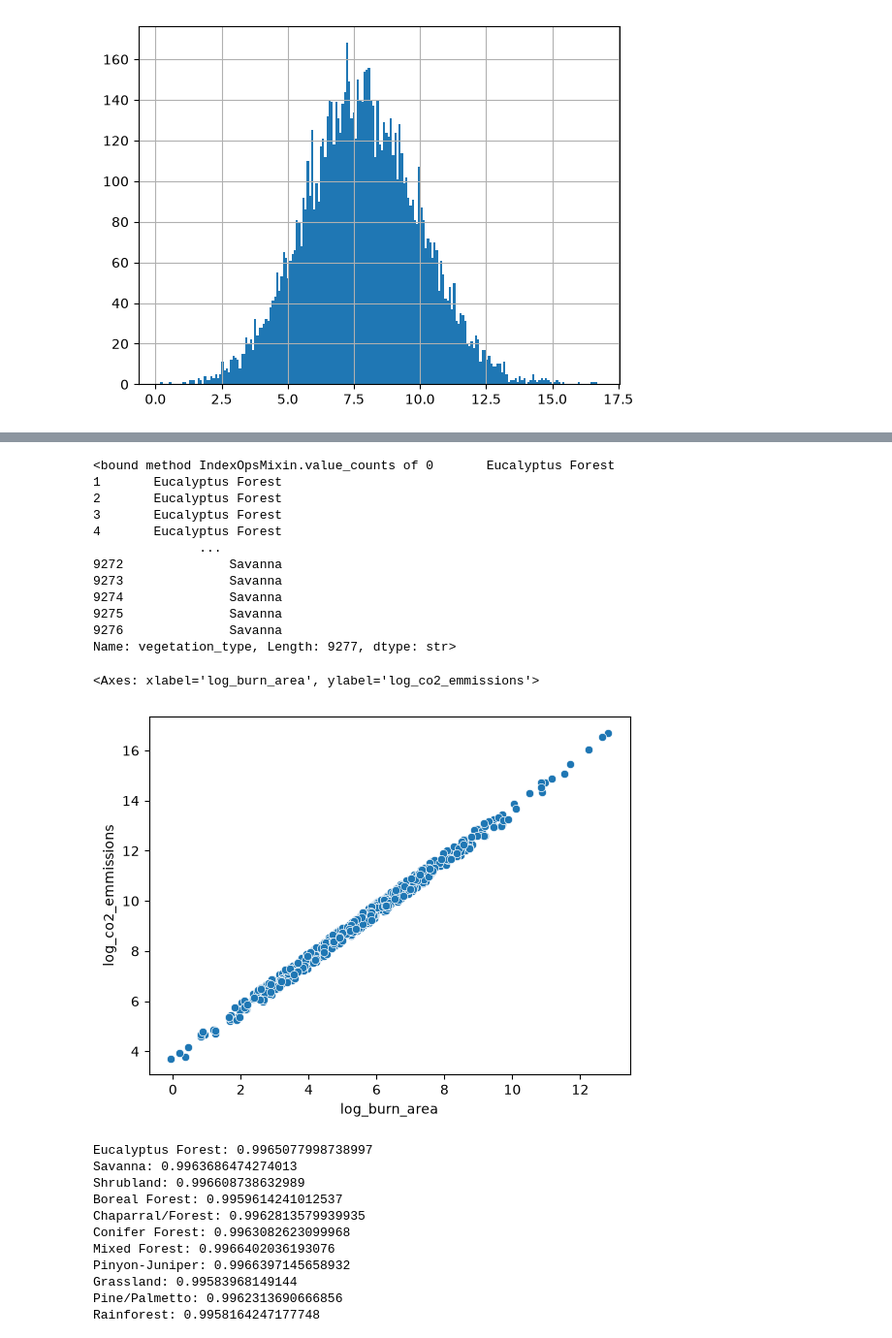
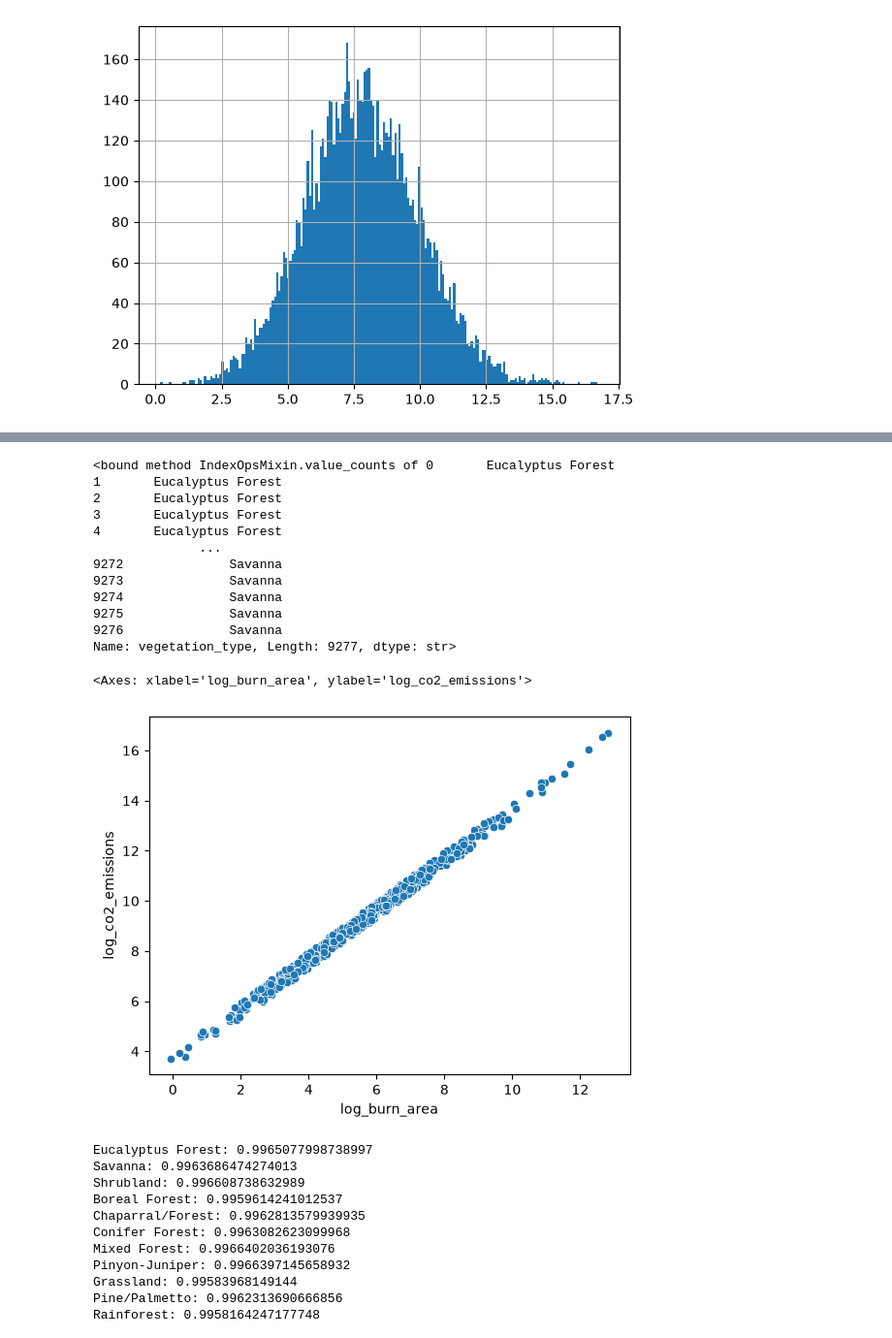
Before and after one commit to EdKinge/Wildfire-ML-Project, a Jupyter notebook: co2_prediction.ipynb, the cells around one changed output, grey strips where cells are left out. Shown at 97% size. Saved outputs shown, nothing was run; the diff lists cells and outputs as text; code cells hidden in the pictures.

```diff
--- a/co2_prediction.ipynb
+++ b/co2_prediction.ipynb
@@ -72,6 +72,6 @@ To get a more normalised histogram, let's apply a log function to the data.
 # %%
 df["log_burn_area"] = np.log(df["burn_area_km2"])
-df["log_co2_emmissions"] = np.log(df["co2_emissions_tonnes"])
+df["log_co2_emissions"] = np.log(df["co2_emissions_tonnes"])
 
 df["log_burn_area"].hist(bins=200)
 # %% [output]
@@ -96,24 +99,24 @@ sns.scatterplot(x=df["log_burn_area"], y=df["log_co2_emmissions"])
 # %%
 eucalyptus_forest_df = df[df["vegetation_type"] == "Eucalyptus Forest"]
 
 print(df["vegetation_type"].value_counts)
 
-sns.scatterplot(x=eucalyptus_forest_df["log_burn_area"], y=eucalyptus_forest_df["log_co2_emmissions"])
+sns.scatterplot(x=eucalyptus_forest_df["log_burn_area"], y=eucalyptus_forest_df["log_co2_emissions"])
 # %% [output]
 <bound method IndexOpsMixin.value_counts of 0       Eucalyptus Forest
 1       Eucalyptus Forest
 2       Eucalyptus Forest
 3       Eucalyptus Forest
 4       Eucalyptus Forest
               ...
 9272              Savanna
 9273              Savanna
 9274              Savanna
 9275              Savanna
 9276              Savanna
 Name: vegetation_type, Length: 9277, dtype: str>
-<Axes: xlabel='log_burn_area', ylabel='log_co2_emmissions'>
+<Axes: xlabel='log_burn_area', ylabel='log_co2_emissions'>
-[figure, old version]
+[figure, new version]
 # %%
 for vegetation_type in df["vegetation_type"].unique():
     veg_type_df = df[df["vegetation_type"] == vegetation_type]
```
Also changed, not shown: parts of 7 cells of this notebook.
